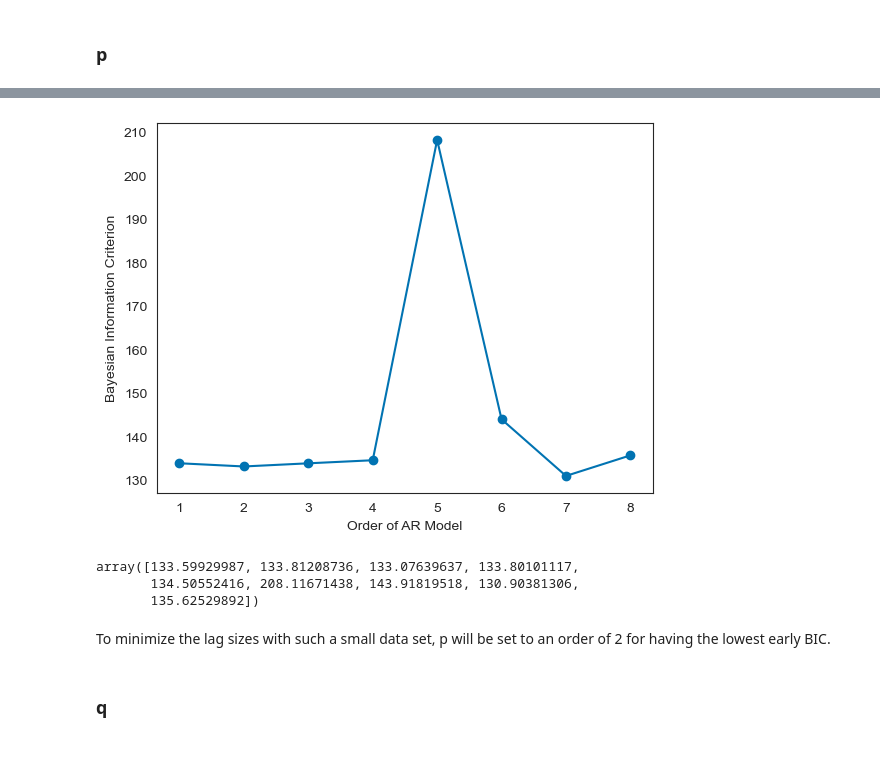
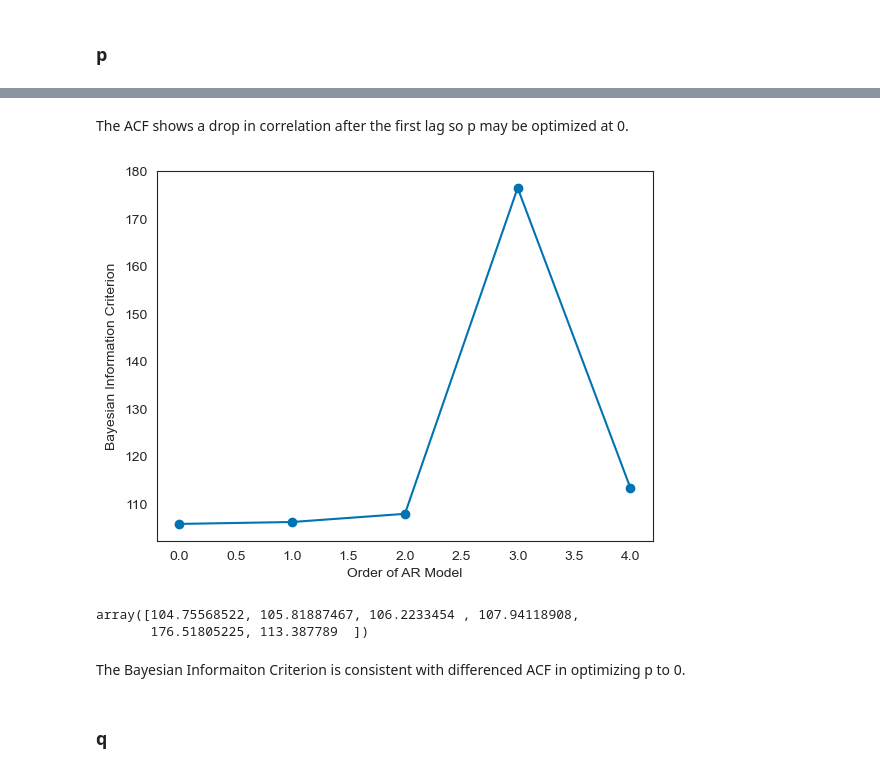
Before and after one commit to jpjavier23/michigan_water_use, a Jupyter notebook: michigan_water_use.ipynb, the cells around one changed output, grey strips where cells are left out. Saved outputs shown, nothing was run; the diff lists cells and outputs as text; code cells hidden in the pictures.

```diff
--- a/michigan_water_use.ipynb
+++ b/michigan_water_use.ipynb
@@ -1124,0 +1130,2 @@ AutoRegressive Integrated Moving Average (ARIMA) modeling is perfect for our dat
+# %%
+arima_train, arima_test = data[:8], data[8:]
@@ -1177,23 +1206,24 @@ Based on the ACF produced in EDA, the total water use autocorrelation indicates
+# %% [markdown]
+The ACF shows a drop in correlation after the first lag so p may be optimized at 0.
 # %%
-BIC_p = np.zeros(9)
-for p in range(9):
-    mod = ARIMA(d['water_use'], order = (p, 0, 0))
+BIC_p = np.zeros(6)
+for p in [0, 1, 2, 3, 4, 5]:
+    mod = ARIMA(arima_train['water_use (Bil. gal)'], order = (p, 1, 0))
     res = mod.fit()
     BIC_p[p] = res.bic
 
-plt.plot(range(1, 9), BIC_p[1:9], marker = 'o')
+plt.plot(np.arange(0, 5), BIC_p[1:6], marker = 'o')
 plt.xlabel('Order of AR Model')
 plt.ylabel('Bayesian Information Criterion')
 plt.show()
 # %% [output]
-[figure, old version]
+[figure, new version]
 # %%
 BIC_p
 # %% [output]
-array([133.59929987, 133.81208736, 133.07639637, 133.80101117,
-       134.50552416, 208.11671438, 143.91819518, 130.90381306,
-       135.62529892])
+array([104.75568522, 105.81887467, 106.2233454 , 107.94118908,
+       176.51805225, 113.387789  ])
 # %% [markdown]
-To minimize the lag sizes with such a small data set, p will be set to an order of 2 for having the lowest early BIC.
+The Bayesian Informaiton Criterion is consistent with differenced ACF in optimizing p to 0.
 # %% [markdown]
 ### q
```
Also changed, not shown: parts of 44 cells of this notebook.
